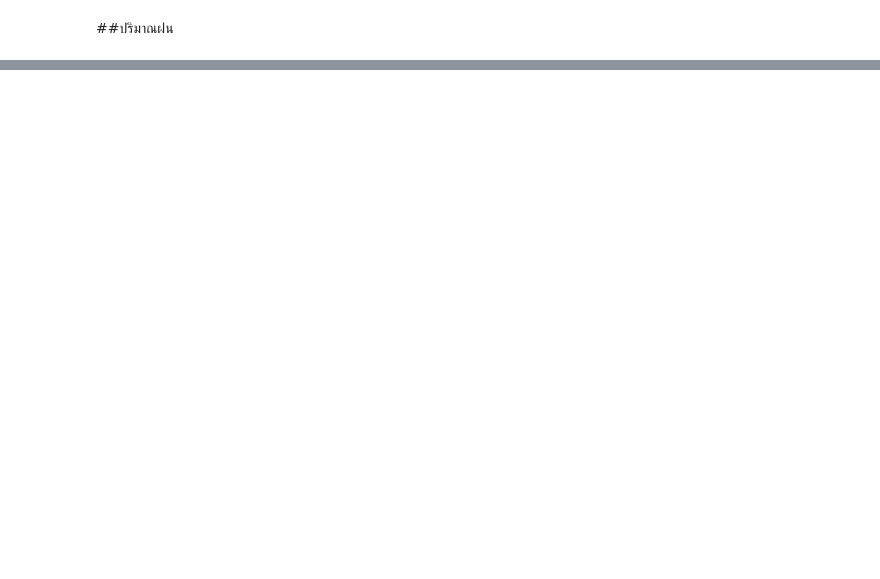
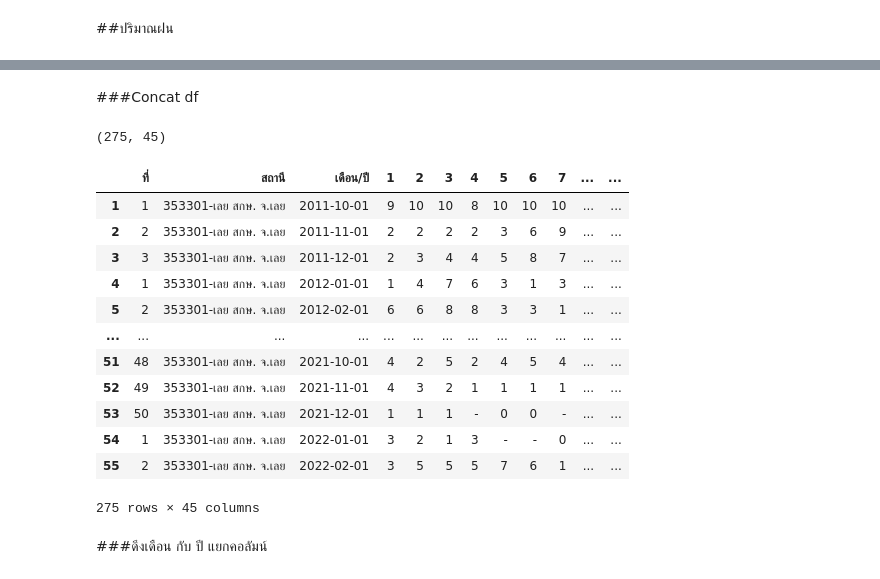
Before and after one commit to Nattakonjpg/bsc_dpbm22, a Jupyter notebook: [data3]_กรมอุตุ_.ipynb, the cells around one changed output, grey strips where cells are left out. Drawn from its saved outputs; the diff is of its cells as text; code cells hidden in the pictures; blank space fills up the shorter version.

```diff
--- a/[data3]_กรมอุตุ_.ipynb
+++ b/[data3]_กรมอุตุ_.ipynb
@@ -93,0 +627,6 @@ ckkc.head()
+# %%
+ckkc = pd.read_excel('/content/drive/MyDrive/datamining/กรมอุตุ/ปริมาณเมฆ(10ส่วน)/Copy of จ.ขอนแก่น.xlsx',sheet_name='Sheet1',skiprows=3).rename(columns={'Unnamed: 0' : 'ที่', 'Unnamed: 1' : 'สถานี', 'Unnamed: 2' : 'เดือน/ปี', 'Unnamed: 34' : 'เฉลี่ย'}).drop(0, axis=0)
+cnkp = pd.read_excel('/content/drive/MyDrive/datamining/กรมอุตุ/ปริมาณเมฆ(10ส่วน)/Copy of จ.นครพนม.xlsx',sheet_name='Sheet1',skiprows=3).rename(columns={'Unnamed: 0' : 'ที่', 'Unnamed: 1' : 'สถานี', 'Unnamed: 2' : 'เดือน/ปี', 'Unnamed: 34' : 'เฉลี่ย'}).drop(0, axis=0)
+csk = pd.read_excel('/content/drive/MyDrive/datamining/กรมอุตุ/ปริมาณเมฆ(10ส่วน)/Copy of จ.สกลนคร.xlsx',sheet_name='Sheet1',skiprows=3).rename(columns={'Unnamed: 0' : 'ที่', 'Unnamed: 1' : 'สถานี', 'Unnamed: 2' : 'เดือน/ปี', 'Unnamed: 34' : 'เฉลี่ย'}).drop(0, axis=0)
+cnk = pd.read_excel('/content/drive/MyDrive/datamining/กรมอุตุ/ปริมาณเมฆ(10ส่วน)/Copy of จ.หนองคาย.xlsx',sheet_name='Sheet1',skiprows=3).rename(columns={'Unnamed: 0' : 'ที่', 'Unnamed: 1' : 'สถานี', 'Unnamed: 2' : 'เดือน/ปี', 'Unnamed: 34' : 'เฉลี่ย'}).drop(0, axis=0)
+cl = pd.read_excel('/content/drive/MyDrive/datamining/กรมอุตุ/ปริมาณเมฆ(10ส่วน)/Copy of จ.เลย.xlsx',sheet_name='Sheet1',skiprows=3).rename(columns={'Unnamed: 0' : 'ที่', 'Unnamed: 1' : 'สถานี', 'Unnamed: 2' : 'เดือน/ปี', 'Unnamed: 34' : 'เฉลี่ย'}).drop(0, axis=0)
@@ -93,0 +635,25 @@ ckkc.head()
+# %% [markdown]
+###Concat df
+# %%
+c = pd.concat([ckkc,cnkp,csk,cnk,cl])
+c.shape
+# %% [output]
+(275, 45)
+# %%
+c
+# %% [output]
+|  | ที่ | สถานี | เดือน/ปี | 1 | 2 | 3 | 4 | 5 | 6 | 7 | ... | ... |
+| 1 | 1 | 353301-เลย สกษ. จ.เลย | 2011-10-01 | 9 | 10 | 10 | 8 | 10 | 10 | 10 | ... | ... |
+| 2 | 2 | 353301-เลย สกษ. จ.เลย | 2011-11-01 | 2 | 2 | 2 | 2 | 3 | 6 | 9 | ... | ... |
+| 3 | 3 | 353301-เลย สกษ. จ.เลย | 2011-12-01 | 2 | 3 | 4 | 4 | 5 | 8 | 7 | ... | ... |
+| 4 | 1 | 353301-เลย สกษ. จ.เลย | 2012-01-01 | 1 | 4 | 7 | 6 | 3 | 1 | 3 | ... | ... |
+| 5 | 2 | 353301-เลย สกษ. จ.เลย | 2012-02-01 | 6 | 6 | 8 | 8 | 3 | 3 | 1 | ... | ... |
+| ... | ... | ... | ... | ... | ... | ... | ... | ... | ... | ... | ... | ... |
+| 51 | 48 | 353301-เลย สกษ. จ.เลย | 2021-10-01 | 4 | 2 | 5 | 2 | 4 | 5 | 4 | ... | ... |
+| 52 | 49 | 353301-เลย สกษ. จ.เลย | 2021-11-01 | 4 | 3 | 2 | 1 | 1 | 1 | 1 | ... | ... |
+| 53 | 50 | 353301-เลย สกษ. จ.เลย | 2021-12-01 | 1 | 1 | 1 | - | 0 | 0 | - | ... | ... |
+| 54 | 1 | 353301-เลย สกษ. จ.เลย | 2022-01-01 | 3 | 2 | 1 | 3 | - | - | 0 | ... | ... |
+| 55 | 2 | 353301-เลย สกษ. จ.เลย | 2022-02-01 | 3 | 5 | 5 | 5 | 7 | 6 | 1 | ... | ... |
+275 rows × 45 columns
+# %% [markdown]
+###ดึงเดือน กับ ปี แยกคอลัมน์
```
Also changed, not shown: parts of 73 cells of this notebook.
